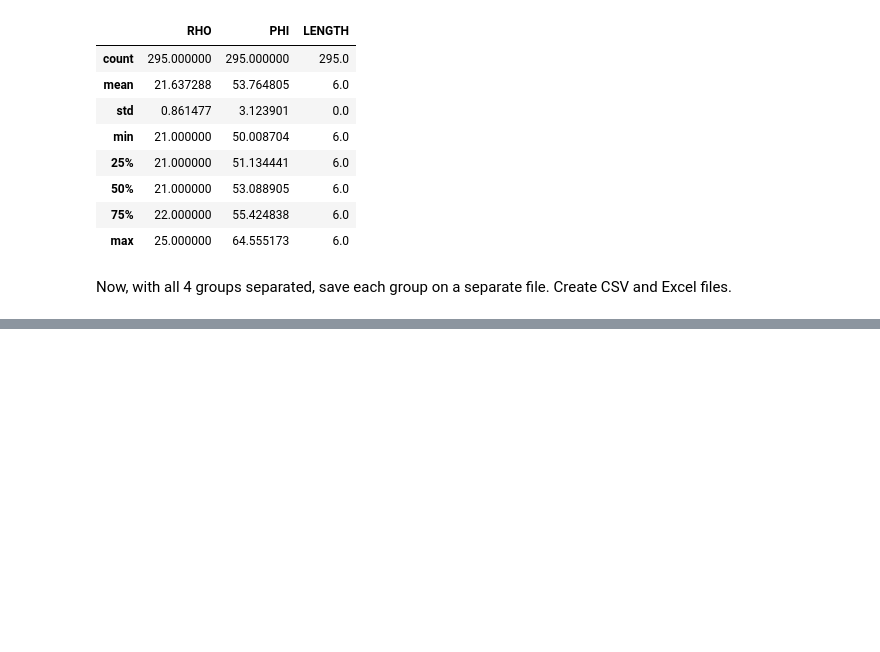
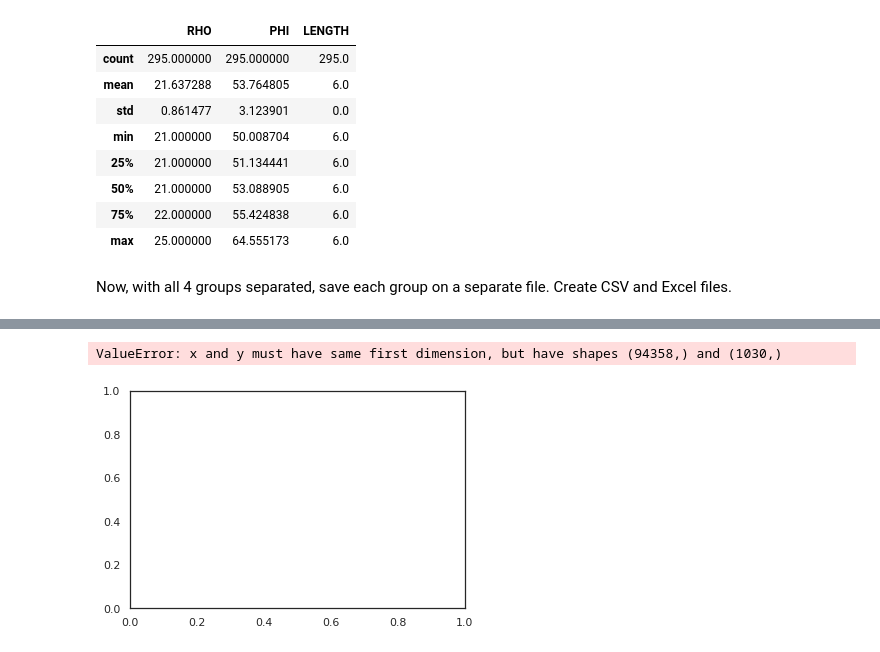
Before and after one commit to wakaru44/letter_counting, a Jupyter notebook: code/Letter Counting.ipynb, the cells around one changed output, grey strips where cells are left out. Saved outputs shown, nothing was run; the diff lists cells and outputs as text; code cells hidden in the pictures; blank space fills up the shorter version.

```diff
--- a/code/Letter Counting.ipynb
+++ b/code/Letter Counting.ipynb
@@ -838,0 +877,13 @@ TypeError: ufunc 'isnan' not supported for the input types, and the inputs could
+# %%
+plt.figure()
+x = selection.PHI
+groups = [groupA,groupB,groupC,groupD]
+colormap = plt.cm.gist_ncar #nipy_spectral, Set1,Paired
+color = [colormap(i) for i in np.linspace(0,1,4)]
+
+for group in groups:
+    for point in group.RHO:
+        plt.plot(x,group.RHO,color=color)
+# %% [output]
+ValueError: x and y must have same first dimension, but have shapes (94358,) and (1030,)
+[figure, added]
```
Also changed, not shown: parts of 17 cells of this notebook, 1 other file.
